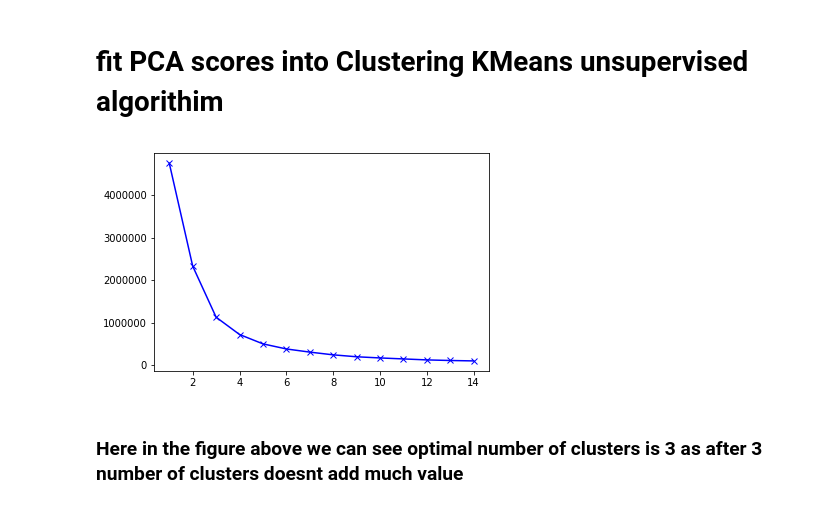
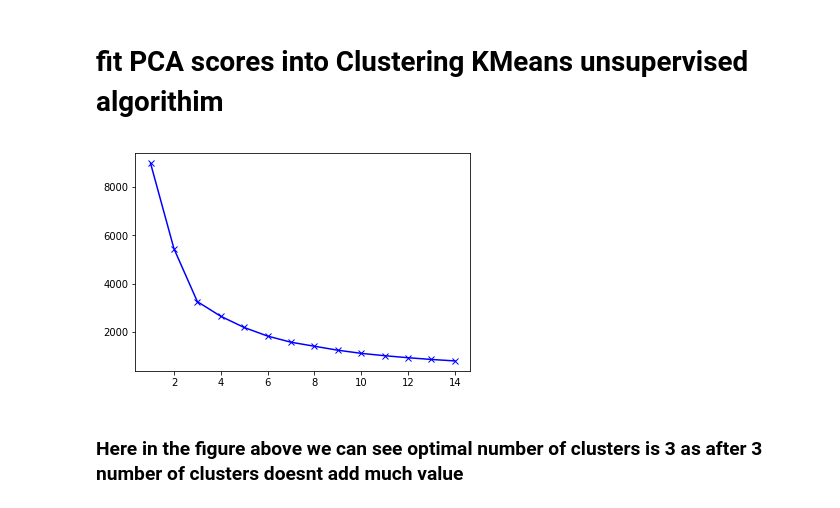
Before and after one commit to terratenney/CSDA-1050F18S1, a Jupyter notebook: omarhassan_305298/sprint2/sprint2.ipynb, the cells around one changed output. Drawn from its saved outputs; the diff is of its cells as text; code cells hidden in the pictures.

```diff
--- a/omarhassan_305298/sprint2/sprint2.ipynb
+++ b/omarhassan_305298/sprint2/sprint2.ipynb
@@ -57,17 +57,17 @@ from sklearn.cluster import KMeans
 # %%
 #before we fit the data into the clustering model, we need to determine approporiate number of clusters & for that
 #we are going to use sum of squared distances AKA elbow method
 sum_of_squared_distances = []
 
 for k in range(1,15):
     km = KMeans(n_clusters=k)
-    km = km.fit(data_after_pca)
+    km = km.fit(x_pca)
     sum_of_squared_distances.append(km.inertia_)
 
 plt.plot(range(1,15),sum_of_squared_distances, 'bx-')
 plt.show()
 # %% [output]
-[figure, old version]
+[figure, new version]
 # %% [markdown]
 ### Here in the figure above we can see optimal number of clusters is 3 as after 3 number of clusters doesnt add much value
 # %% [markdown]
```
Also changed, not shown: parts of 5 cells of this notebook, 2 other files.
